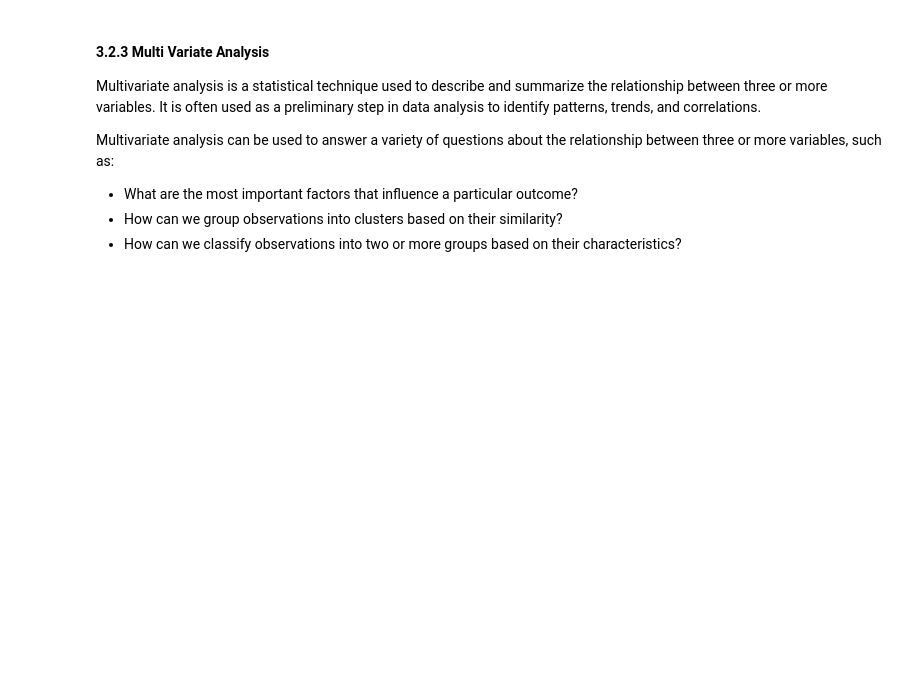
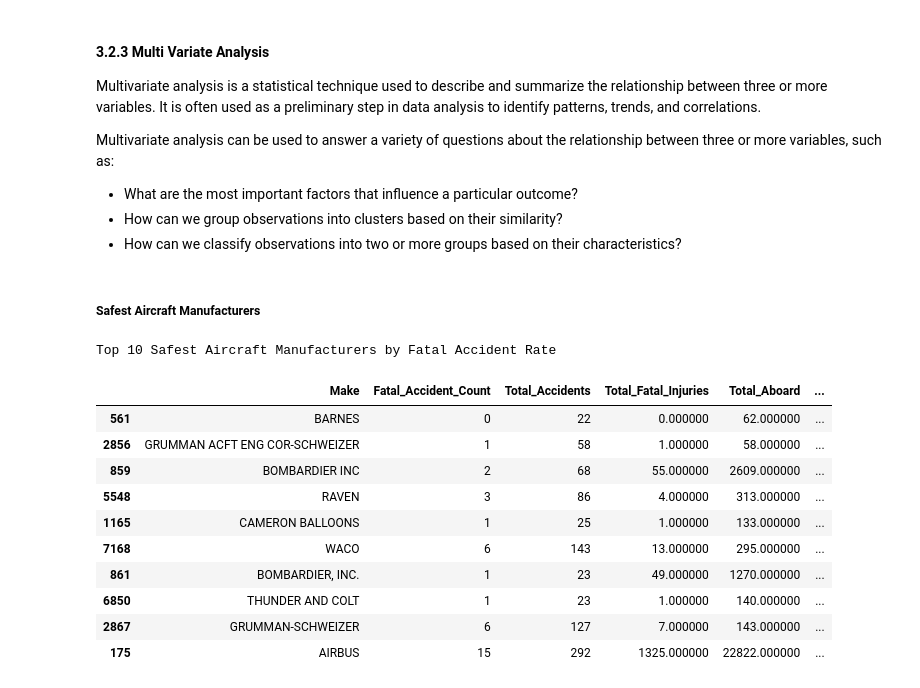
Before and after one commit to HuldahCR/Aircraft-Risk-Assessment-Phase-One-Project, a Jupyter notebook: Draft_Risk_Assessment.ipynb, the cells around one changed output. Drawn from its saved outputs; the diff is of its cells as text; code cells hidden in the pictures; blank space fills up the shorter version.

```diff
--- a/Draft_Risk_Assessment.ipynb
+++ b/Draft_Risk_Assessment.ipynb
@@ -3110,3 +3140,43 @@ Multivariate analysis can be used to answer a variety of questions about the rel
 * What are the most important factors that influence a particular outcome?
 * How can we group observations into clusters based on their similarity?
 * How can we classify observations into two or more groups based on their characteristics?
+# %% [markdown]
+##### Safest Aircraft  Manufacturers
+# %%
+#Group by Make
+make_safety = df.groupby('Make').agg(
+    Fatal_Accident_Count=('Fatal_Accident', 'sum'),
+    Total_Accidents=('Fatal_Accident', 'count'),
+    Total_Fatal_Injuries=('Total_Fatal_Injuries', 'sum'),
+    Total_Aboard=('Total_Aboard', 'sum')
+).reset_index()
+
+#Compute safety metrics
+make_safety['Fatal_Accident_Rate'] = (make_safety['Fatal_Accident_Count'] / make_safety['Total_Accidents']) * 100
+make_safety['Fatality_Rate'] = (make_safety['Total_Fatal_Injuries']/make_safety['Total_Aboard'])*100
+
+#Keep aircraft with enough accident records to be meaningful/reliable
+make_safety_filtered = make_safety[(make_safety['Total_Accidents'] >= 20) & (make_safety['Total_Aboard'] >= 50)]
+
+#Sort by lowest fatal accident rate
+safest_makes = make_safety_filtered.sort_values(by='Fatal_Accident_Rate').head(10)
+
+#Display as a pivot style table
+safest_makes[['Make', 'Fatal_Accident_Count', 'Total_Accidents', 'Total_Fatal_Injuries',
+                 'Total_Aboard', 'Fatal_Accident_Rate', 'Fatality_Rate']].style \
+    .format({'Fatal_Accident_Rate (%)': '{:.2f}%', 'Fatality_Rate (%)': '{:.2f}%'}) \
+    .background_gradient(cmap='Greens', subset=['Fatality_Rate']) \
+    .set_caption("Top 10 Safest Aircraft Manufacturers by Fatal Accident Rate")
+# %% [output]
+Top 10 Safest Aircraft Manufacturers by Fatal Accident Rate
+|  | Make | Fatal_Accident_Count | Total_Accidents | Total_Fatal_Injuries | Total_Aboard | ... |
+| 561 | BARNES | 0 | 22 | 0.000000 | 62.000000 | ... |
+| 2856 | GRUMMAN ACFT ENG COR-SCHWEIZER | 1 | 58 | 1.000000 | 58.000000 | ... |
+| 859 | BOMBARDIER INC | 2 | 68 | 55.000000 | 2609.000000 | ... |
+| 5548 | RAVEN | 3 | 86 | 4.000000 | 313.000000 | ... |
+| 1165 | CAMERON BALLOONS | 1 | 25 | 1.000000 | 133.000000 | ... |
+| 7168 | WACO | 6 | 143 | 13.000000 | 295.000000 | ... |
+| 861 | BOMBARDIER, INC. | 1 | 23 | 49.000000 | 1270.000000 | ... |
+| 6850 | THUNDER AND COLT | 1 | 23 | 1.000000 | 140.000000 | ... |
+| 2867 | GRUMMAN-SCHWEIZER | 6 | 127 | 7.000000 | 143.000000 | ... |
+| 175 | AIRBUS | 15 | 292 | 1325.000000 | 22822.000000 | ... |
```
Also changed, not shown: parts of 32 cells of this notebook, 1 other file.
